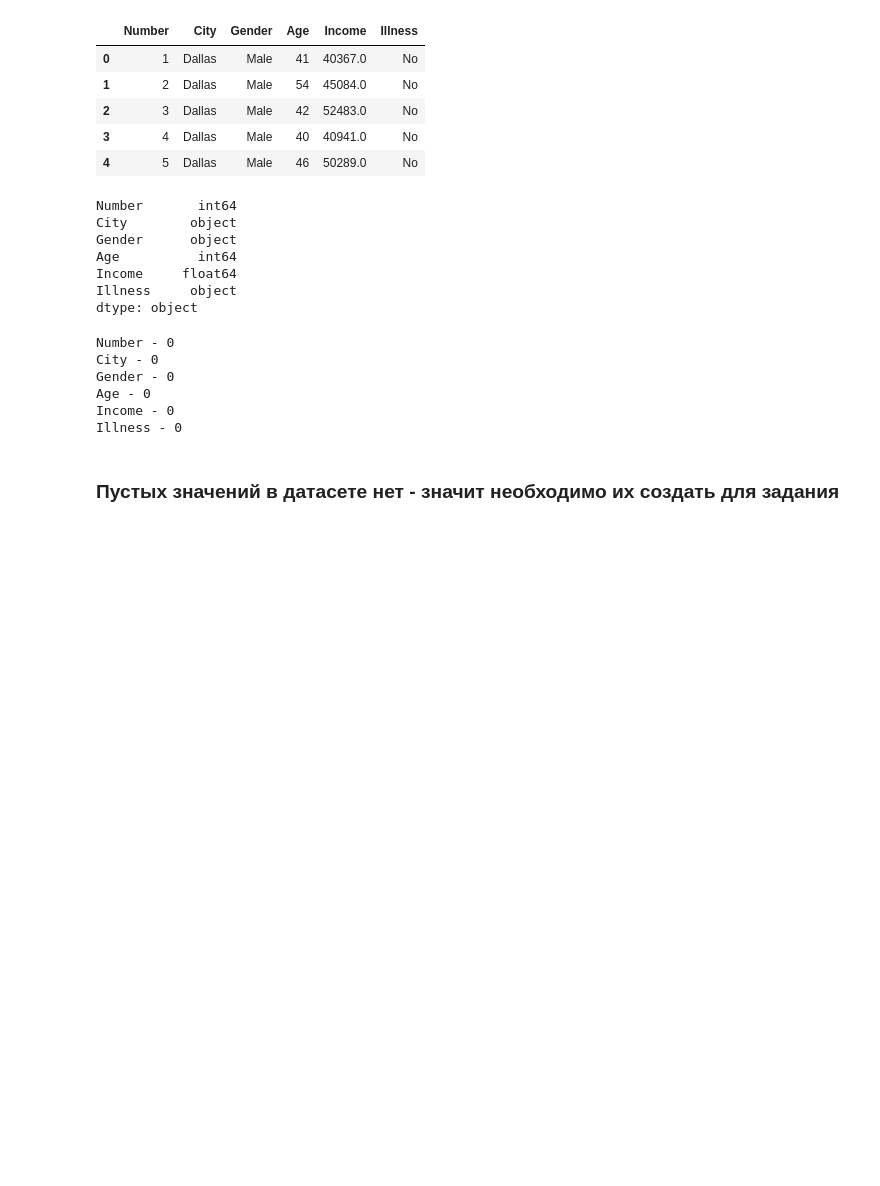
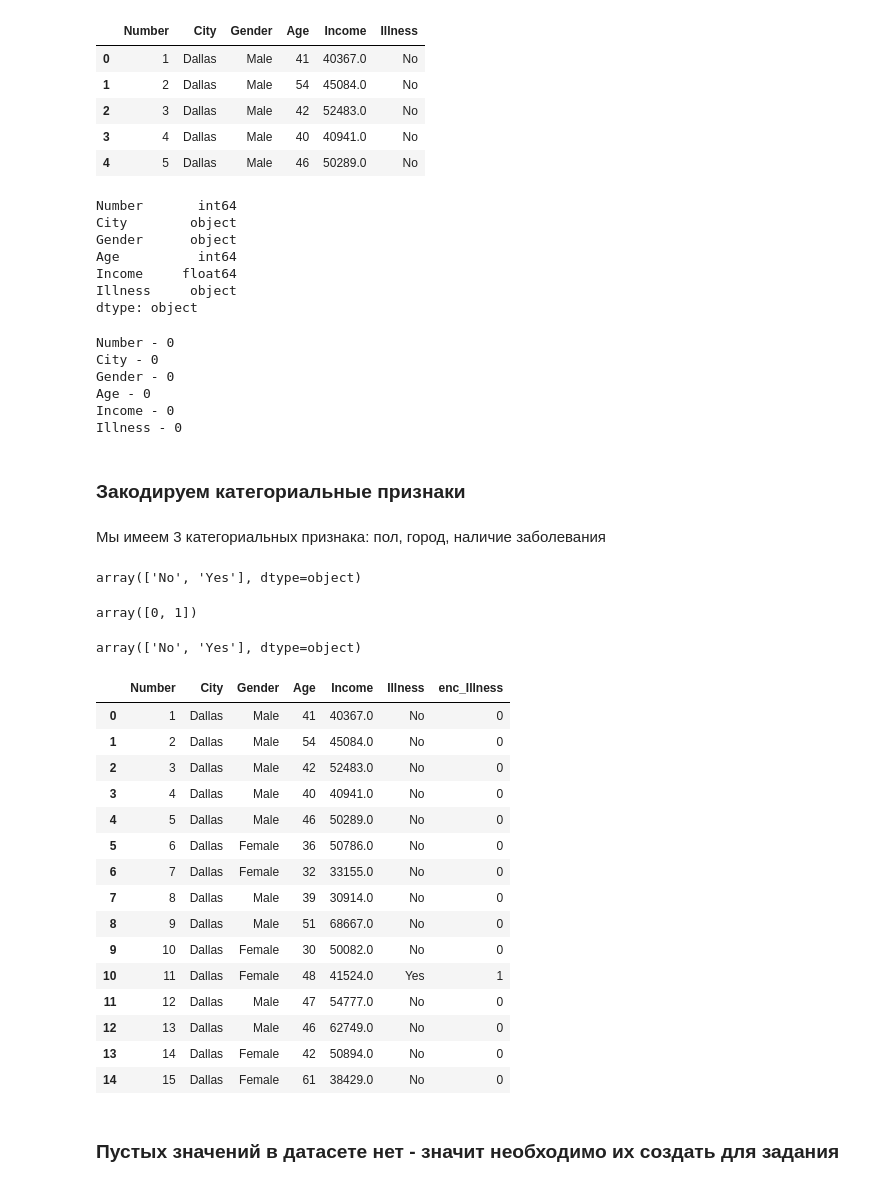
Before and after one commit to KZLZG/TML, a Jupyter notebook: RK1/rk1.ipynb, the cells around one changed output. Cells and saved outputs as stored; diff of their text form; code cells hidden in the pictures; blank space fills up the shorter version.

```diff
--- a/RK1/rk1.ipynb
+++ b/RK1/rk1.ipynb
@@ -54,6 +54,45 @@ Gender - 0
 Age - 0
 Income - 0
 Illness - 0
+# %% [markdown]
+### Закодируем категориальные признаки
+# %% [markdown]
+Мы имеем 3 категориальных признака: пол, город, наличие заболевания
+# %%
+from sklearn.preprocessing import LabelEncoder
+data.Illness.unique()
+# %% [output]
+array(['No', 'Yes'], dtype=object)
+# %%
+le = LabelEncoder()
+data_enc_le = le.fit_transform(data['Illness'])
+np.unique(data_enc_le)
+# %% [output]
+array([0, 1])
+# %%
+le.inverse_transform([0, 1])
+# %% [output]
+array(['No', 'Yes'], dtype=object)
+# %%
+data['enc_Illness'] = data_enc_le
+data.head(15)
+# %% [output]
+|  | Number | City | Gender | Age | Income | Illness | enc_Illness |
+| 0 | 1 | Dallas | Male | 41 | 40367.0 | No | 0 |
+| 1 | 2 | Dallas | Male | 54 | 45084.0 | No | 0 |
+| 2 | 3 | Dallas | Male | 42 | 52483.0 | No | 0 |
+| 3 | 4 | Dallas | Male | 40 | 40941.0 | No | 0 |
+| 4 | 5 | Dallas | Male | 46 | 50289.0 | No | 0 |
+| 5 | 6 | Dallas | Female | 36 | 50786.0 | No | 0 |
+| 6 | 7 | Dallas | Female | 32 | 33155.0 | No | 0 |
+| 7 | 8 | Dallas | Male | 39 | 30914.0 | No | 0 |
+| 8 | 9 | Dallas | Male | 51 | 68667.0 | No | 0 |
+| 9 | 10 | Dallas | Female | 30 | 50082.0 | No | 0 |
+| 10 | 11 | Dallas | Female | 48 | 41524.0 | Yes | 1 |
+| 11 | 12 | Dallas | Male | 47 | 54777.0 | No | 0 |
+| 12 | 13 | Dallas | Male | 46 | 62749.0 | No | 0 |
+| 13 | 14 | Dallas | Female | 42 | 50894.0 | No | 0 |
+| 14 | 15 | Dallas | Female | 61 | 38429.0 | No | 0 |
 # %% [markdown]
 ### Пустых значений в датасете нет - значит необходимо их создать для задания
 # %%
```
Also changed, not shown: parts of 4 cells of this notebook.
